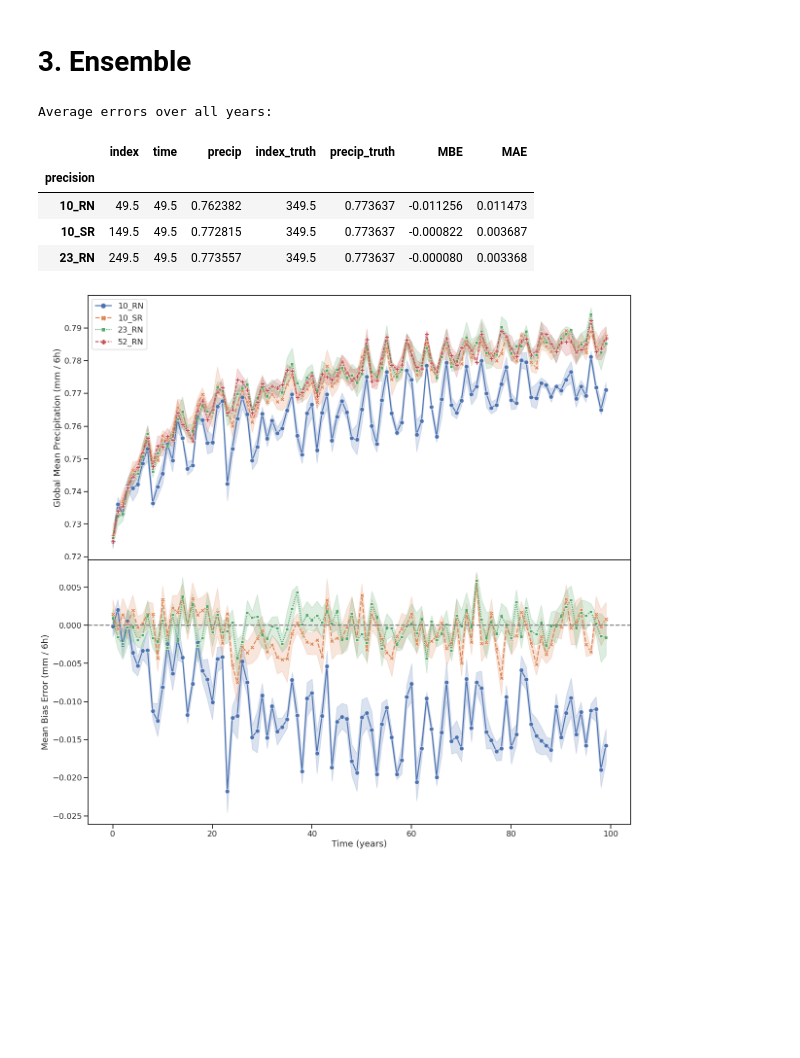
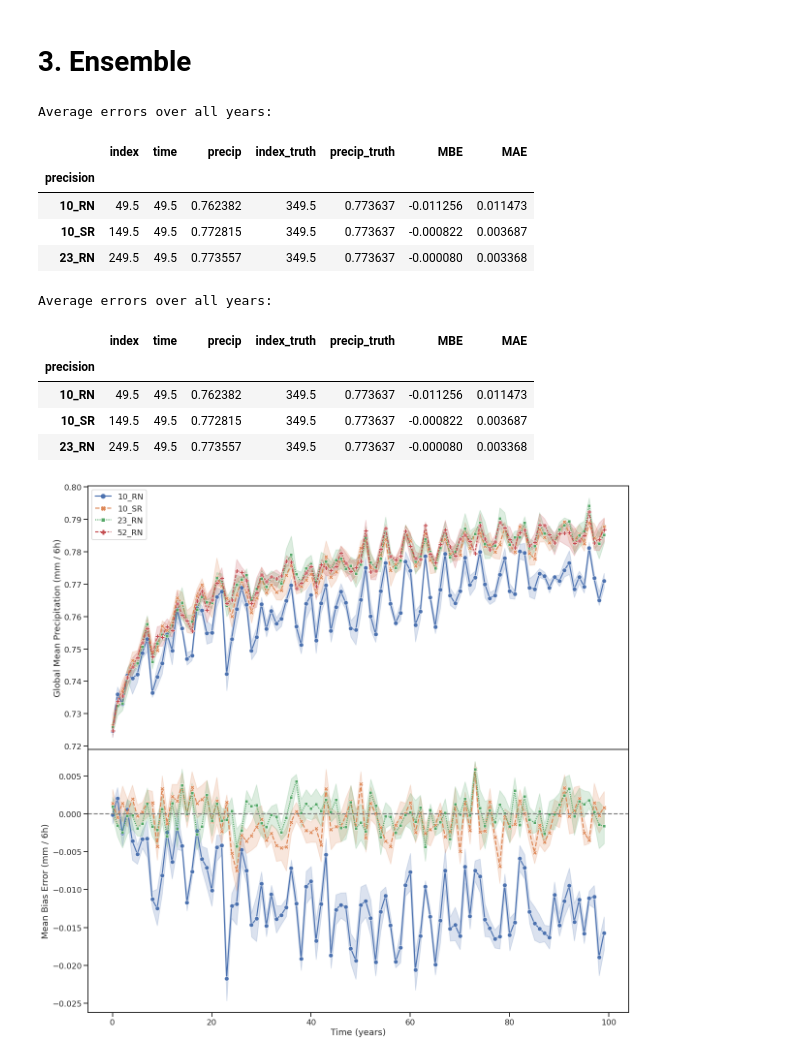
Before and after one commit to tomkimpson/speedy-1, a Jupyter notebook: jupyter_notebooks/paper/1b.Precipitation_timeseries.ipynb, the cells around one changed output. Drawn from its saved outputs; the diff is of its cells as text; code cells hidden in the pictures; blank space fills up the shorter version.

```diff
--- a/jupyter_notebooks/paper/1b.Precipitation_timeseries.ipynb
+++ b/jupyter_notebooks/paper/1b.Precipitation_timeseries.ipynb
@@ -158,6 +158,8 @@ import matplotlib.pyplot as plt
 from matplotlib.ticker import MaxNLocator
 import numpy as np
 
+def round_down(num, divisor):
+    return num - (num%divisor)
 
 
 def calculate_residuals(df,column):
@@ -178,7 +180,7 @@ def calculate_residuals(df,column):
     return df_join
 
 
-def plot_timeseries(df,savefig):
+def plot_timeseries(df,savefig,decadal_average):
 
     #Set up plot figure
 
@@ -202,12 +204,26 @@ def plot_timeseries(df,savefig):
 
     #Part B: RESIDUALS
     df_residual = calculate_residuals(df,'precip')
-    q = sns.lineplot(data=df_residual,
-                     x="time", y='MBE',
+
+    if decadal_average:
+        df_decadal = df_residual.copy()
+        df_decadal['decade'] = df_decadal['time'].apply(lambda x : round_down(x,10))  # Round the time down to nearest 10
+        df_decadal.groupby(['decade','precision']).mean()                             # Group by
+        df_decadal['decade'] = df_decadal['decade'] + 5                               # Shift point to decade centre
+
+
+        df_ax2 = df_decadal
+        ax2_xaxis = 'decade'
+
+    else:
+        df_ax2 = df_residual
+        ax2_xaxis = 'time'
+
+
+    q = sns.lineplot(data=df_ax2,
+                     x=ax2_xaxis, y='MBE',
                      ax=ax2,
                      hue="precision",style="precision",markers=True,legend=None)
-
-
 
 
 
@@ -233,7 +249,7 @@ precip_timeseries_data = sorted(glob.glob('data/m*_precip_timeseries_weighted.pk
 precip_dfs = []
 for d in precip_timeseries_data:
     df = pd.read_pickle(d)
-    plot_timeseries(df,savefig=None)
+    plot_timeseries(df,savefig=None,decadal_average=False)
     precip_dfs.append(df)
 # %% [output]
 Average errors over all years:
@@ -269,12 +285,19 @@ Average errors over all years:
 # %%
 precip_ensemble = pd.concat(precip_dfs).reset_index()
 # %%
-plot_timeseries(precip_ensemble,savefig=None)
+plot_timeseries(precip_ensemble,savefig='figures/precip_ensemble_timeseries.png',decadal_average=False)
+plot_timeseries(precip_ensemble,savefig='figures/precip_ensemble_timeseries_decadal.png',decadal_average=True)
 # %% [output]
 Average errors over all years:
 |  | index | time | precip | index_truth | precip_truth | MBE | MAE |
 | precision |  |  |  |  |  |  |  |
 | 10_RN | 49.5 | 49.5 | 0.762382 | 349.5 | 0.773637 | -0.011256 | 0.011473 |
 | 10_SR | 149.5 | 49.5 | 0.772815 | 349.5 | 0.773637 | -0.000822 | 0.003687 |
 | 23_RN | 249.5 | 49.5 | 0.773557 | 349.5 | 0.773637 | -0.000080 | 0.003368 |
+Average errors over all years:
+|  | index | time | precip | index_truth | precip_truth | MBE | MAE |
+| precision |  |  |  |  |  |  |  |
+| 10_RN | 49.5 | 49.5 | 0.762382 | 349.5 | 0.773637 | -0.011256 | 0.011473 |
+| 10_SR | 149.5 | 49.5 | 0.772815 | 349.5 | 0.773637 | -0.000822 | 0.003687 |
+| 23_RN | 249.5 | 49.5 | 0.773557 | 349.5 | 0.773637 | -0.000080 | 0.003368 |
-[figure, old version]
+[figure, new version]
```
Also changed, not shown: parts of 1 cell of this notebook, 6 other files.
